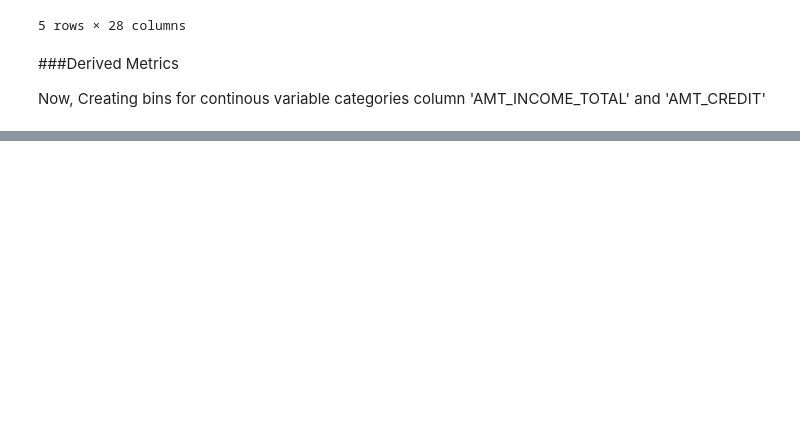
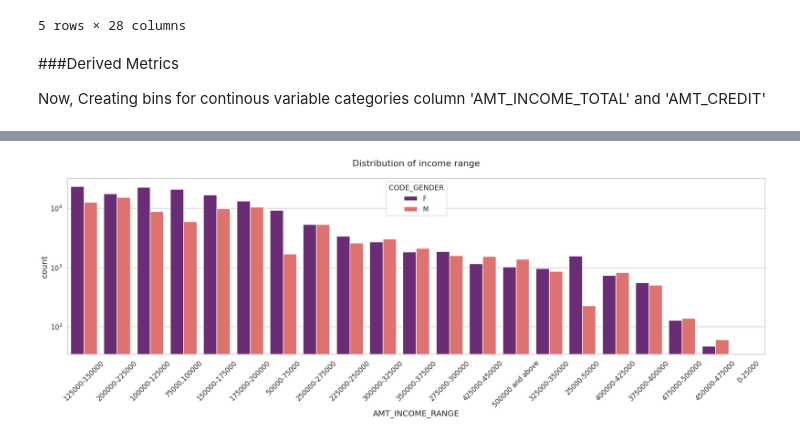
Before and after one commit to NIKHILNARSIPALLI/Credit-EDA-Case-Study, a Jupyter notebook: Untitled12.ipynb, the cells around one changed output, grey strips where cells are left out. Cells and saved outputs as stored; diff of their text form; code cells hidden in the pictures; blank space fills up the shorter version.

```diff
--- a/Untitled12.ipynb
+++ b/Untitled12.ipynb
@@ -330,0 +341,14 @@ Now, Creating bins for continous variable categories column 'AMT_INCOME_TOTAL' a
+# %%
+# Creating bins for Credit amount
+
+bins = [0,150000,200000,250000,300000,350000,400000,450000,500000,550000,600000,650000,700000,750000,800000,850000,900000,1000000000]
+slots = ['0-150000', '150000-200000','200000-250000', '250000-300000', '300000-350000', '350000-400000','400000-450000',
+        '450000-500000','500000-550000','550000-600000','600000-650000','650000-700000','700000-750000','750000-800000',
+        '800000-850000','850000-900000','900000 and above']
+
+df['AMT_CREDIT_RANGE']=pd.cut(df['AMT_CREDIT'],bins=bins,labels=slots)
+# %%
+# Dividing the dataset into two dataset of  target=1(client with payment difficulties) and target=0(all other)
+
+target0_df=df.loc[df["TARGET"]==0]
+target1_df=df.loc[df["TARGET"]==1]
@@ -330,0 +369,28 @@ Now, Creating bins for continous variable categories column 'AMT_INCOME_TOTAL' a
+# %%
+# Count plotting in logarithmic scale
+
+def uniplot(df,col,title,hue =None):
+
+    sns.set_style('whitegrid')
+    sns.set_context('talk')
+    plt.rcParams["axes.labelsize"] = 20
+    plt.rcParams['axes.titlesize'] = 22
+    plt.rcParams['axes.titlepad'] = 30
+
+
+    temp = pd.Series(data = hue)
+    fig, ax = plt.subplots()
+    width = len(df[col].unique()) + 7 + 4*len(temp.unique())
+    fig.set_size_inches(width , 8)
+    plt.xticks(rotation=45)
+    plt.yscale('log')
+    plt.title(title)
+    ax = sns.countplot(data = df, x= col, order=df[col].value_counts().index,hue = hue,palette='magma')
+
+    plt.show()
+# %%
+# PLotting for income range
+
+uniplot(target0_df,col='AMT_INCOME_RANGE',title='Distribution of income range',hue='CODE_GENDER')
+# %% [output]
+[figure, added]
```
Also changed, not shown: parts of 17 cells of this notebook.
